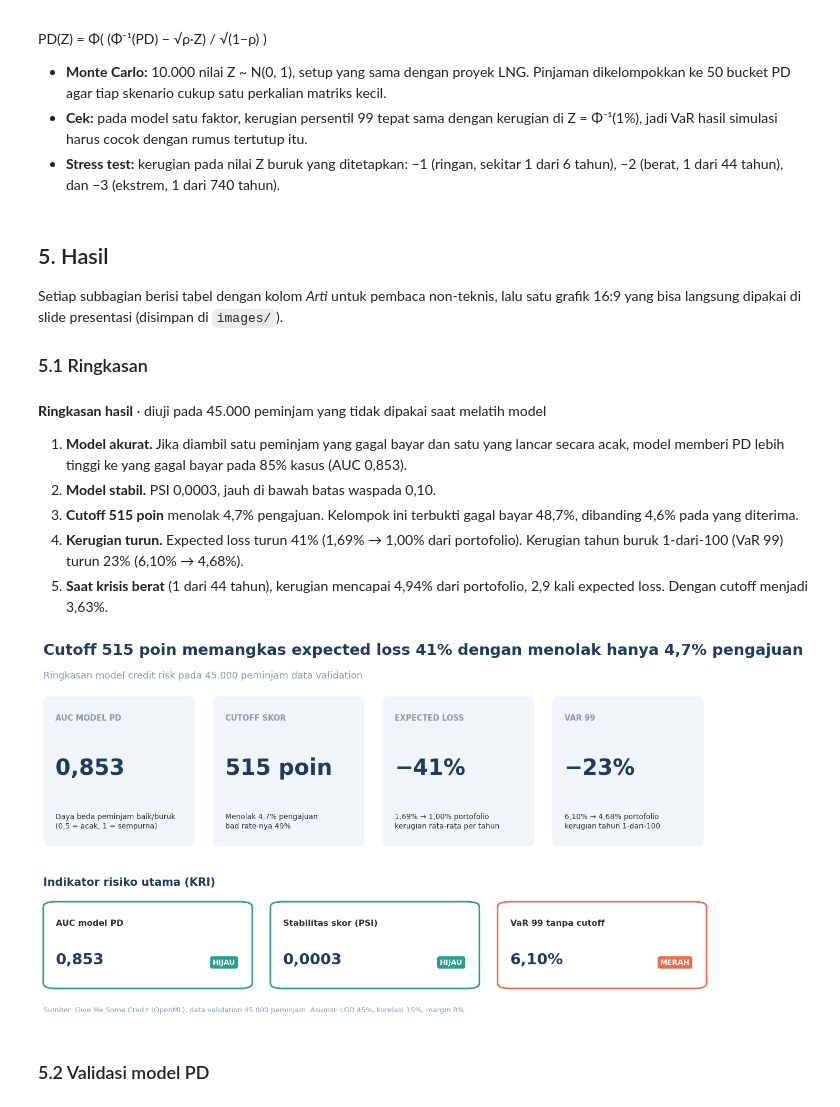
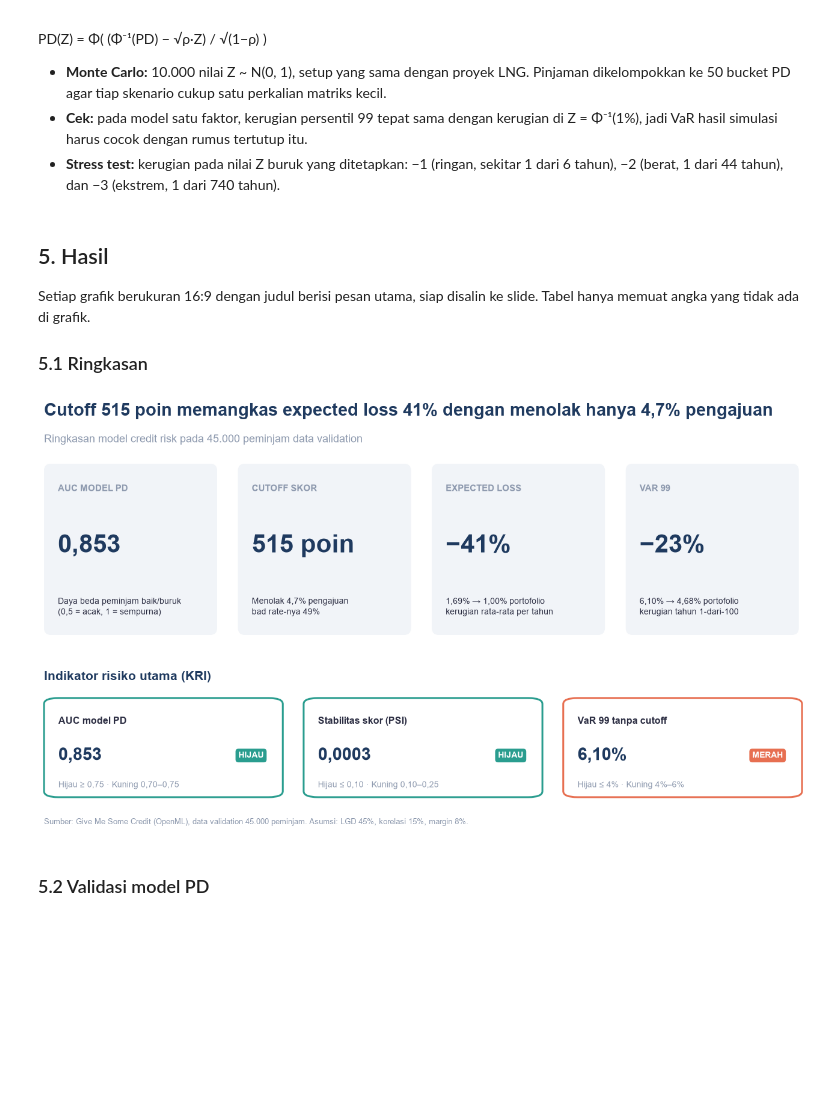
Before and after one commit to aldo02032004/credit-risk-model, a Jupyter notebook: credit_risk_model.ipynb, the cells around one changed output. Saved outputs shown, nothing was run; the diff lists cells and outputs as text; code cells hidden in the pictures; blank space fills up the shorter version.

Commit message:
Remove duplicated tables and text from notebook results

```diff
--- a/credit_risk_model.ipynb
+++ b/credit_risk_model.ipynb
@@ -213,7 +186,7 @@ def loss(z, book):                                                  # rugi sebag
 
 def metrics(c):
     var = np.quantile(c, P["conf"])
-    return pd.Series({"EL": c.mean(), "Std": c.std(), "VaR 99": var, "CVaR 99": c[c >= var].mean(), "UL = VaR − EL": var - c.mean()})
+    return pd.Series({"EL": c.mean(), "VaR 99": var, "CVaR 99": c[c >= var].mean(), "UL = VaR − EL": var - c.mean()})
 
 Z = np.random.default_rng(P["seed"]).standard_normal(P["n_sims"])   # seed sama → skenario sama untuk dua kebijakan
 lolos = port[port.lolos]
@@ -222,22 +195,19 @@ m = pd.DataFrame({"Tanpa cutoff": metrics(L), "Dengan cutoff": metrics(L_cut)})
 
 stres = pd.DataFrame({"Z": [0, -1, -2, -3]}, index=["Median", "Ringan", "Berat", "Ekstrem"])
 stres["1 dari N tahun"] = 1 / norm.cdf(stres.Z)
-stres["PD12 rata-rata"] = [loss(z, port).item() / P["lgd"] for z in stres.Z]
 stres["Rugi tanpa cutoff"] = [loss(z, port).item() for z in stres.Z]
 stres["Rugi dengan cutoff"] = [loss(z, lolos).item() for z in stres.Z]
-stres["Rugi / EL"] = stres["Rugi tanpa cutoff"] / m.loc["EL", "Tanpa cutoff"]
 
 cut = pd.Series({
     "Approval rate": port.lolos.mean(), "Bad rate aktual, semua": port.default.mean(),
     "Bad rate aktual, lolos": lolos.default.mean(), "Bad rate aktual, ditolak": port[~port.lolos].default.mean(),
-    "EL tanpa cutoff": m.loc["EL", "Tanpa cutoff"], "EL dengan cutoff": m.loc["EL", "Dengan cutoff"],
 })
 
 # KRI: (nilai, batas hijau, batas kuning); AUC dibalik tanda karena makin tinggi makin baik
 kri = pd.DataFrame([
     ("AUC model PD",       val.AUC["Logistik"],  0.75, 0.70, -1),   # batas umum validasi model
-    ("PSI skor dev → val", val["PSI dev→val"]["Logistik"], 0.10, 0.25, 1),   # konvensi PSI industri
-    ("VaR 99 (% portofolio)", m.loc["VaR 99", "Tanpa cutoff"], 0.04, 0.06, 1),   # risk appetite (asumsi)
+    ("Stabilitas skor (PSI)", val["PSI dev→val"]["Logistik"], 0.10, 0.25, 1),   # konvensi PSI industri
+    ("VaR 99 tanpa cutoff", m.loc["VaR 99", "Tanpa cutoff"], 0.04, 0.06, 1),   # risk appetite (asumsi)
 ], columns=["KRI", "nilai", "hijau", "kuning", "arah"]).set_index("KRI")
 kri["status"] = [status(r.arah * r.nilai, r.arah * r.hijau, r.arah * r.kuning) for r in kri.itertuples()]
 
@@ -248,78 +218,48 @@ assert cut["Bad rate aktual, lolos"] < cut["Bad rate aktual, semua"] < cut["Bad
 # %% [markdown]
 ## 5. Hasil
 
-Setiap subbagian berisi tabel dengan kolom *Arti* untuk pembaca non-teknis, lalu satu grafik 16:9 yang bisa langsung dipakai di slide presentasi (disimpan di `images/`).
+Setiap grafik berukuran 16:9 dengan judul berisi pesan utama, siap disalin ke slide. Tabel hanya memuat angka yang tidak ada di grafik.
 
 ### 5.1 Ringkasan
 # %%
 mt, mc = m["Tanpa cutoff"], m["Dengan cutoff"]
 ap, v = cut["Approval rate"], val.loc["Logistik"]
 turun = lambda a, b: pct(1 - b / a, 0)
-display(Markdown(f"""
-**Ringkasan hasil** · diuji pada {num(len(port), 0)} peminjam yang tidak dipakai saat melatih model
-
-1. **Model akurat.** Jika diambil satu peminjam yang gagal bayar dan satu yang lancar secara acak, model memberi PD lebih tinggi ke yang gagal bayar pada {pct(v.AUC, 0)} kasus (AUC {num(v.AUC)}).
-2. **Model stabil.** PSI {num(v['PSI dev→val'], 4)}, jauh di bawah batas waspada 0,10.
-3. **Cutoff {cutoff:.0f} poin** menolak {pct(1 - ap)} pengajuan. Kelompok ini terbukti gagal bayar {pct(cut['Bad rate aktual, ditolak'])}, dibanding {pct(cut['Bad rate aktual, lolos'])} pada yang diterima.
-4. **Kerugian turun.** Expected loss turun {turun(mt['EL'], mc['EL'])} ({pct(mt['EL'], 2)} → {pct(mc['EL'], 2)} dari portofolio). Kerugian tahun buruk 1-dari-100 (VaR 99) turun {turun(mt['VaR 99'], mc['VaR 99'])} ({pct(mt['VaR 99'], 2)} → {pct(mc['VaR 99'], 2)}).
-5. **Saat krisis berat** (1 dari 44 tahun), kerugian mencapai {pct(stres.loc['Berat', 'Rugi tanpa cutoff'], 2)} dari portofolio, {num(stres.loc['Berat', 'Rugi / EL'], 1)} kali expected loss. Dengan cutoff menjadi {pct(stres.loc['Berat', 'Rugi dengan cutoff'], 2)}.
-"""))
 
 fig = slide(f"Cutoff {cutoff:.0f} poin memangkas expected loss {turun(mt['EL'], mc['EL'])} "
             f"dengan menolak hanya {pct(1 - ap)} pengajuan",
             f"Ringkasan model credit risk pada {num(len(port), 0)} peminjam data validation")
-
-# Membagi 4 KPI secara presisi dengan koordinat x terdistribusi simetris
 kpi = [
     ("AUC model PD", num(v.AUC), "Daya beda peminjam baik/buruk\n(0,5 = acak, 1 = sempurna)"),
     ("Cutoff skor", f"{cutoff:.0f} poin", f"Menolak {pct(1 - ap)} pengajuan\nbad rate-nya {pct(cut['Bad rate aktual, ditolak'], 0)}"),
     ("Expected loss", f"−{turun(mt['EL'], mc['EL'])}", f"{pct(mt['EL'], 2)} → {pct(mc['EL'], 2)} portofolio\nkerugian rata-rata per tahun"),
-    ("VaR 99", f"−{turun(mt['VaR 99'], mc['VaR 99'])}", f"{pct(mt['VaR 99'], 2)} → {pct(mc['VaR 99'], 2)} portofolio\nkerugian tahun 1-dari-100")
+    ("VaR 99", f"−{turun(mt['VaR 99'], mc['VaR 99'])}", f"{pct(mt['VaR 99'], 2)} → {pct(mc['VaR 99'], 2)} portofolio\nkerugian tahun 1-dari-100"),
 ]
-
-for i, (lab, nilai, ket) in enumerate(kpi):
-    a = fig.add_axes([0.03 + i * 0.242, 0.44, 0.216, 0.38])
-    a.axis("off")
+for i, (lab, nilai, ket) in enumerate(kpi):                        # 4 kartu KPI, jarak simetris
+    a = fig.add_axes([0.03 + i * 0.242, 0.44, 0.216, 0.38]); a.axis("off")
     a.add_patch(FancyBboxPatch((0, 0), 1, 1, boxstyle="round,pad=0,rounding_size=0.04", fc=C["latar"], ec="none",
                                transform=a.transAxes, clip_on=False))
     a.text(0.08, 0.84, lab.upper(), fontsize=10.5, fontweight="bold", color=C["abu"], transform=a.transAxes)
     a.text(0.08, 0.52, nilai, fontsize=30, fontweight="bold", color=C["navy"], va="center", transform=a.transAxes)
     a.text(0.08, 0.12, ket, fontsize=10, color=C["teks"], linespacing=1.35, transform=a.transAxes)
 
-nama_kri = {
-    "AUC model PD": "AUC model PD",
-    "PSI skor dev → val": "Stabilitas skor (PSI)",
-    "VaR 99 (% portofolio)": "VaR 99 tanpa cutoff"
-}
-nilai_kri = [num(kri.nilai.iloc[0]), num(kri.nilai.iloc[1], 4), pct(kri.nilai.iloc[2], 2)]
-
+# 3 kartu KRI: nilai, status, dan ambangnya (ambang AUC & PSI = praktik umum; ambang VaR = risk appetite, asumsi)
+f_nilai = [num, lambda x: num(x, 4), lambda x: pct(x, 2)]
+f_ambang = [lambda x: num(x, 2), lambda x: num(x, 2), lambda x: pct(x, 0)]
 fig.text(0.03, 0.34, "Indikator risiko utama (KRI)", fontsize=15, fontweight="bold", color=C["navy"])
-
-# Membagi 3 KRI secara presisi dan simetris
-for i, ((k, r), nilai) in enumerate(zip(kri.iterrows(), nilai_kri)):
-    a = fig.add_axes([0.03 + i * 0.324, 0.08, 0.298, 0.22])
-    a.axis("off")
+for i, (r, fn, fa) in enumerate(zip(kri.itertuples(), f_nilai, f_ambang)):
+    a = fig.add_axes([0.03 + i * 0.324, 0.08, 0.298, 0.22]); a.axis("off")
     a.add_patch(FancyBboxPatch((0, 0), 1, 1, boxstyle="round,pad=0,rounding_size=0.06", fc="white",
                                ec=warna_status[r.status], lw=2.2, transform=a.transAxes, clip_on=False))
-    a.text(0.06, 0.72, nama_kri[k], fontsize=11.5, fontweight="bold", color=C["teks"], transform=a.transAxes)
-    a.text(0.06, 0.28, nilai, fontsize=21, fontweight="bold", color=C["navy"], transform=a.transAxes)
-
-    # Menempatkan badge status dengan padding aman di sisi kanan agar simetris dan tidak menabrak teks
-    a.text(0.92, 0.30, r.status, fontsize=10, fontweight="bold", color="white", ha="right", va="center", transform=a.transAxes,
-           bbox=dict(boxstyle="round,pad=0.35", fc=warna_status[r.status], ec="none"))
-
-fig.savefig("images/01_ringkasan.png")
-plt.show()
+    a.text(0.06, 0.74, r.Index, fontsize=11.5, fontweight="bold", color=C["teks"], transform=a.transAxes)
+    a.text(0.06, 0.42, fn(r.nilai), fontsize=21, fontweight="bold", color=C["navy"], va="center", transform=a.transAxes)
+    a.text(0.92, 0.42, r.status, fontsize=10, fontweight="bold", color="white", ha="right", va="center",
+           transform=a.transAxes, bbox=dict(boxstyle="round,pad=0.35", fc=warna_status[r.status], ec="none"))
+    a.text(0.06, 0.10, f"Hijau {'≥' if r.arah < 0 else '≤'} {fa(r.hijau)} · Kuning {fa(min(r.hijau, r.kuning))}–"
+           f"{fa(max(r.hijau, r.kuning))}", fontsize=10, color=C["abu"], transform=a.transAxes)
+fig.savefig("images/01_ringkasan.png"); plt.show()
 # %% [output]
-
-**Ringkasan hasil** · diuji pada 45.000 peminjam yang tidak dipakai saat melatih model
-
-1. **Model akurat.** Jika diambil satu peminjam yang gagal bayar dan satu yang lancar secara acak, model memberi PD lebih tinggi ke yang gagal bayar pada 85% kasus (AUC 0,853).
-2. **Model stabil.** PSI 0,0003, jauh di bawah batas waspada 0,10.
-3. **Cutoff 515 poin** menolak 4,7% pengajuan. Kelompok ini terbukti gagal bayar 48,7%, dibanding 4,6% pada yang diterima.
-4. **Kerugian turun.** Expected loss turun 41% (1,69% → 1,00% dari portofolio). Kerugian tahun buruk 1-dari-100 (VaR 99) turun 23% (6,10% → 4,68%).
-5. **Saat krisis berat** (1 dari 44 tahun), kerugian mencapai 4,94% dari portofolio, 2,9 kali expected loss. Dengan cutoff menjadi 3,63%.
-[figure, old version]
+[figure, new version]
 # %% [markdown]
 ### 5.2 Validasi model PD
 # %%
```
Also changed, not shown: parts of 8 cells of this notebook, 1 other file.
